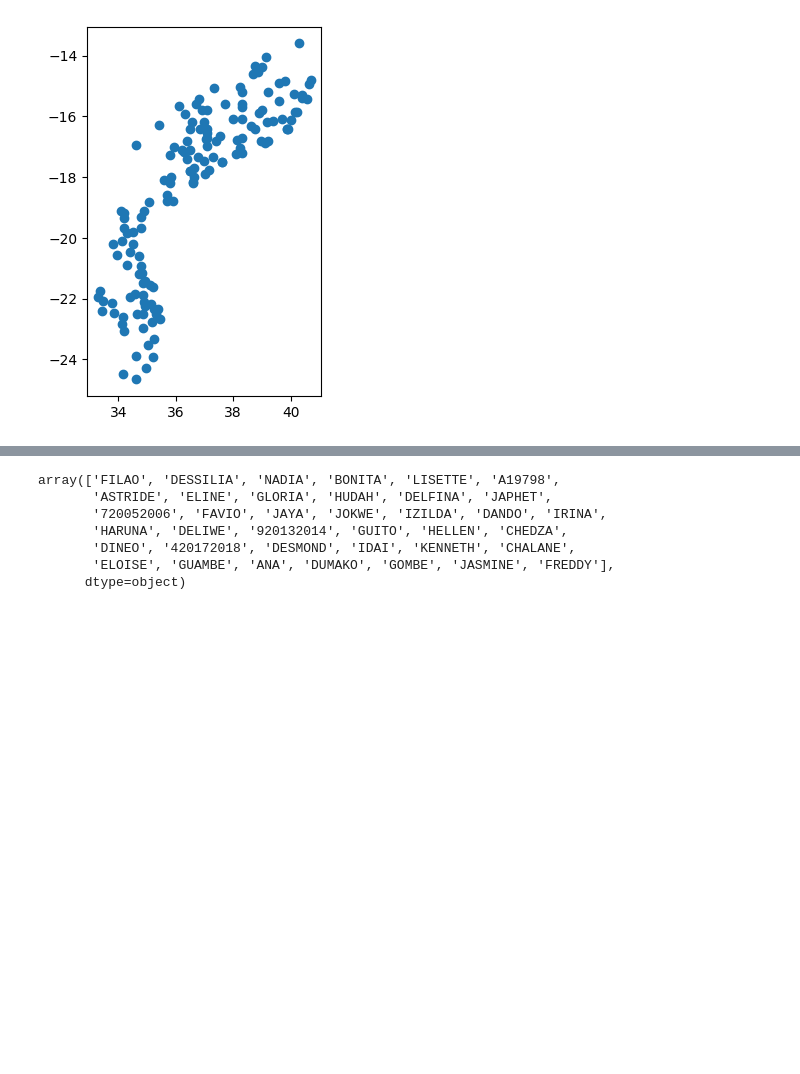
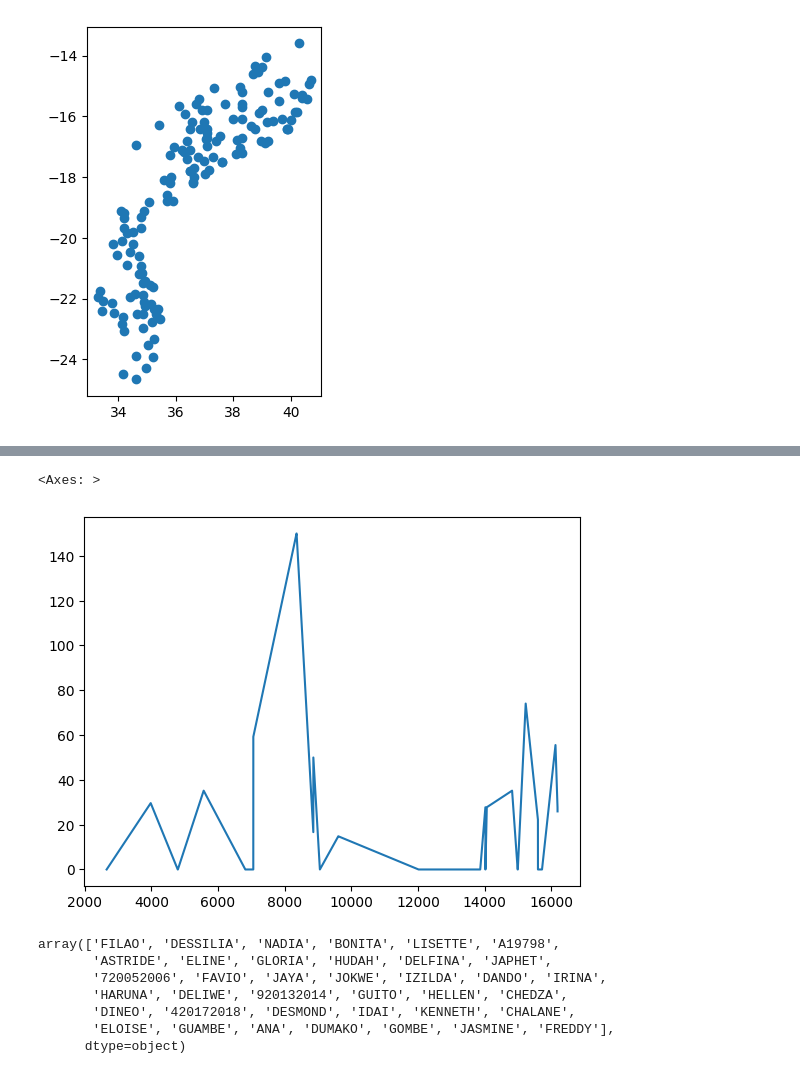
Before and after one commit to OCHA-DAP/ds-aa-moz-cyclones, a Jupyter notebook: analysis/01.2_la_reunion_return_period.ipynb, the cells around one changed output, grey strips where cells are left out. Saved outputs shown, nothing was run; the diff lists cells and outputs as text; code cells hidden in the pictures; blank space fills up the shorter version.

```diff
--- a/analysis/01.2_la_reunion_return_period.ipynb
+++ b/analysis/01.2_la_reunion_return_period.ipynb
@@ -110,3 +114,8 @@ cyclone_tracks_sel_buffer.plot()
+# %%
+cyclone_tracks_sel_adm2_buffer["RMW_km"].plot()
+# %% [output]
+<Axes: >
+[figure, added]
 # %%
 cyclone_tracks_sel["Name"].unique()
 # %% [output]
```
Also changed, not shown: parts of 5 cells of this notebook.
